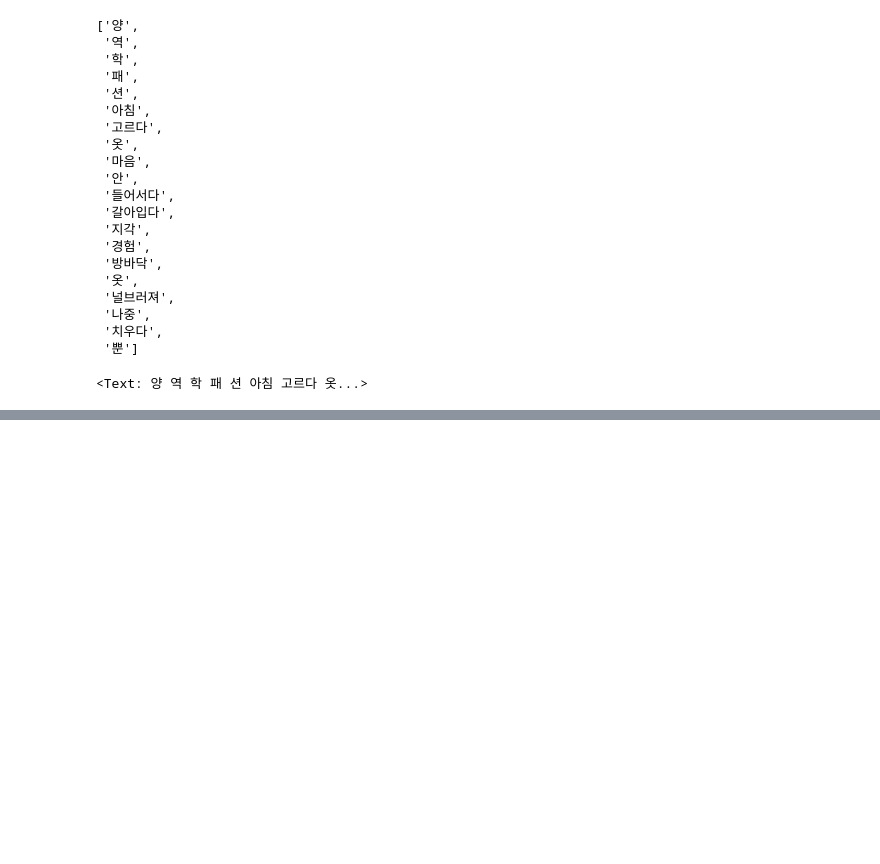
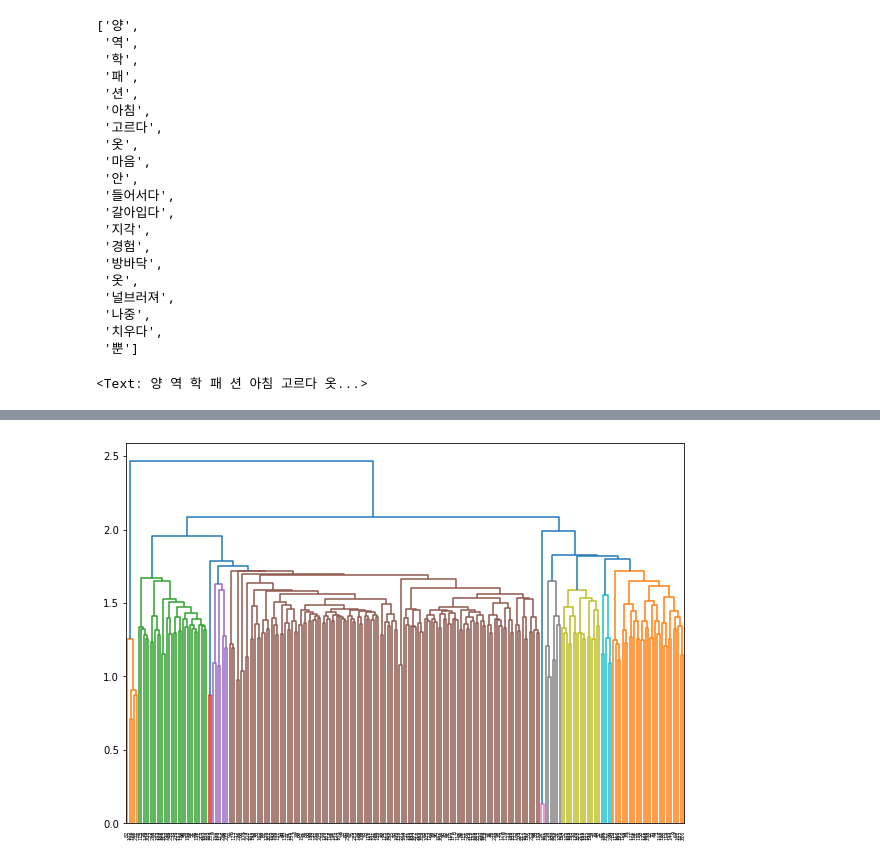
Before and after one commit to shinwoejin/Python, a Jupyter notebook: 11월 파이썬/고객데이터 수집/고객데이터분석(전처리)_1.ipynb, the cells around one changed output, grey strips where cells are left out. Drawn from its saved outputs; the diff is of its cells as text; code cells hidden in the pictures; blank space fills up the shorter version.

```diff
--- a/11월 파이썬/고객데이터 수집/고객데이터분석(전처리)_1.ipynb
+++ b/11월 파이썬/고객데이터 수집/고객데이터분석(전처리)_1.ipynb
@@ -343,0 +348,10 @@ plt.show()
+# %%
+data3 = []
+
+for i in data1 :
+    string = i[0]
+    for w in i[1:] : #첫번재 이후 단어부터 토큰으로 이어 붙여줌
+        string += " " #단어 사이는 띄어쓰기로 연결
+        string += w #(띄어쓰기 후 다음 단어) 써주기를 반복
+    data3.append(string)
+data3[1] #쉼표를 기분으로 document가 구분됨(,)
@@ -343,0 +360,5 @@ plt.show()
+# %%
+from sklearn.feature_extraction.text import CountVectorizer,TfidfTransformer,TfidfVectorizer
+
+vectorizer = TfidfVectorizer()
+sp_matrix = vectorizer.fit_transform(data3)
@@ -343,0 +475,4 @@ plt.show()
+# %%
+sp_matrix1 = vectorizer.fit_transform(data3)
+# %%
+df1 = pd.DataFrame(sp_matrix1.toarray(), columns=vectorizer.get_feature_names())
@@ -343,0 +496,5 @@ plt.show()
+# %%
+plt.figure(figsize=(10,7))
+dend = shc.dendrogram(shc.linkage(df1, method='ward'))
+# %% [output]
+[figure, added]
```
Also changed, not shown: parts of 26 cells of this notebook, 2 other files.
